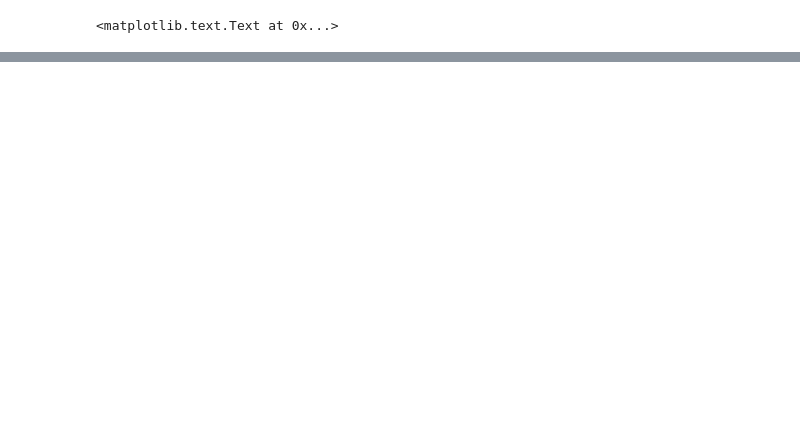
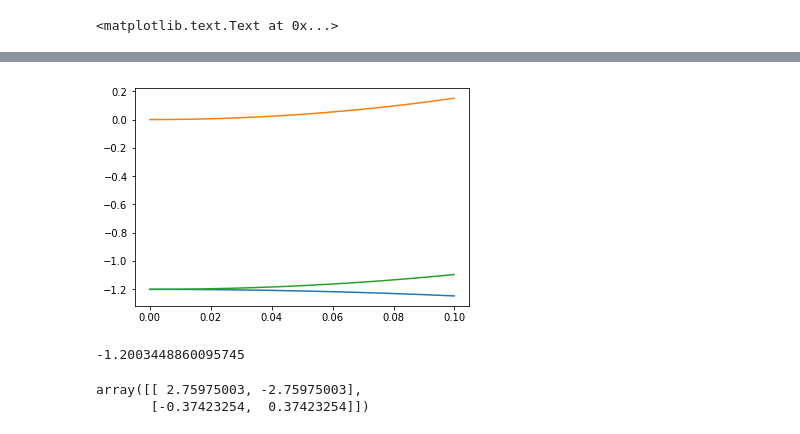
Before and after one commit to VHeusinkveld/Argon_Atom_Simulation-CP1, a Jupyter notebook: main_file.ipynb, the cells around one changed output, grey strips where cells are left out. Cells and saved outputs as stored; diff of their text form; code cells hidden in the pictures; blank space fills up the shorter version.

```diff
--- a/main_file.ipynb
+++ b/main_file.ipynb
@@ -88,7 +89,7 @@ plt.ylabel(r'Energy u/$\epsilon$')
 
 # Initial positions
 L = 5 # Box size
-N = 3 # partciles
+N = 2 # partciles
 dim = 2 # Dimensions of the probem
 
 x_init, v_init = particle_generator(L, N, dim)
@@ -122,0 +153,16 @@ plt.show()
+# %%
+plt.plot(t_range,E_pot)
+plt.plot(t_range,E_kin)
+plt.plot(t_range,E_kin+E_pot)
+plt.show()
+# %% [output]
+[figure, added]
+# %%
+U.sum(axis=1).sum(axis=0)
+# %% [output]
+-1.2003448860095745
+# %%
+F
+# %% [output]
+array([[ 2.75975003, -2.75975003],
+       [-0.37423254,  0.37423254]])
```
Also changed, not shown: parts of 3 cells of this notebook.
